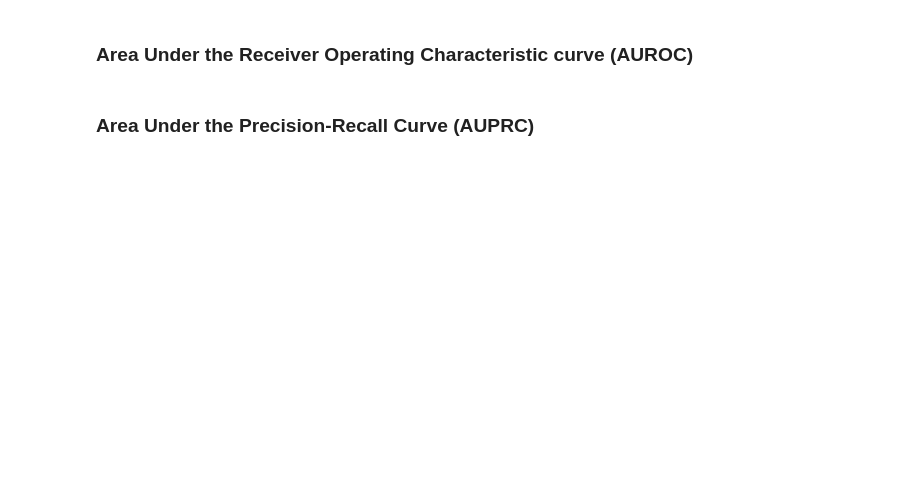
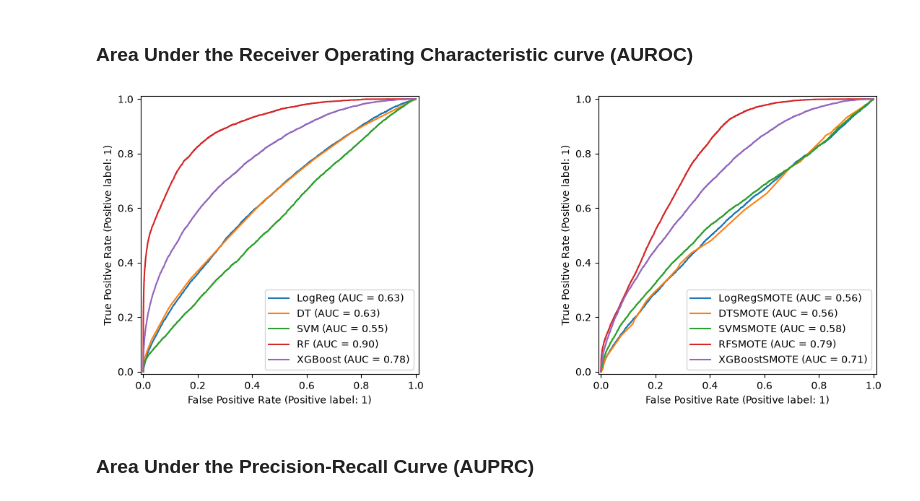
Before and after one commit to benly03/Hospital_readmission, a Jupyter notebook: Hospital_Readmission.ipynb, the cells around one changed output. Saved outputs shown, nothing was run; the diff lists cells and outputs as text; code cells hidden in the pictures; blank space fills up the shorter version.

Commit message:
Found best model, now do stratified analysis

```diff
--- a/Hospital_Readmission.ipynb
+++ b/Hospital_Readmission.ipynb
@@ -542,7 +417,8 @@ svm_params = {
 # %%
-readmitted_pred_SVM_SMOTE = svm.SVC(kernel='rbf', C=2, random_state=42)
+readmitted_pred_SVM_SMOTE = svm.SVC(kernel='rbf', random_state=42)
 readmitted_pred_SVM_SMOTE.fit(X_train_sm, y_train_sm)
 
 pred_train_SVM_SMOTE = readmitted_pred_SVM_SMOTE.predict(X_train)
 
 print(f"Training accuracy: {accuracy_score(y_train, pred_train_SVM_SMOTE)}")
+print(confusion_matrix(y_train, pred_train_SVM_SMOTE))
@@ -578,11 +429,10 @@ svm_params = {
 # %% [markdown]
 ### Random Forest Classifier
 # %%
-readmitted_pred_RF = RandomForestClassifier(n_estimators=100, max_depth=None, random_state=42)
+readmitted_pred_RF = RandomForestClassifier(n_estimators=100, max_depth=15, random_state=42)
 readmitted_pred_RF.fit(X_train, y_train)
 
 pred_train_RF = readmitted_pred_RF.predict(X_train)
-pred_val_RF = readmitted_pred_RF.predict(X_val)
 
 print(f"Training accuracy: {accuracy_score(y_train, pred_train_RF)}")
-print(f"Validation accuracy: {accuracy_score(y_val, pred_val_RF)}")
+print(confusion_matrix(y_train, pred_train_RF))
@@ -635,9 +443,8 @@ print("Confusion Matrix:", best_cm_sm)
 # %%
-readmitted_pred_RF_SMOTE = RandomForestClassifier(n_estimators=100, max_depth=None, random_state=42)
+readmitted_pred_RF_SMOTE = RandomForestClassifier(n_estimators=100, max_depth=15, random_state=42)
 readmitted_pred_RF_SMOTE.fit(X_train_sm, y_train_sm)
 
 pred_train_RF_SMOTE = readmitted_pred_RF_SMOTE.predict(X_train)
-pred_val_RF_SMOTE = readmitted_pred_RF_SMOTE.predict(X_val)
 
 print(f"Training accuracy: {accuracy_score(y_train, pred_train_RF_SMOTE)}")
-print(f"Validation accuracy: {accuracy_score(y_val, pred_val_RF_SMOTE)}")
+print(confusion_matrix(y_train, pred_train_RF_SMOTE))
@@ -730,11 +470,9 @@ print("Confusion Matrix:", best_cm)
 # %%
-readmitted_xgb = xgb.XGBClassifier(random_state=42, device="cuda")
+readmitted_xgb_sm = xgb.XGBClassifier(random_state=42, device="cuda")
 
-readmitted_xgb.fit(X_train_sm, y_train_sm, eval_set=[(X_test, y_test)], verbose=False)
+readmitted_xgb_sm.fit(X_train_sm, y_train_sm, eval_set=[(X_test, y_test)], verbose=False)
 
 pred_train_XGB_sm = readmitted_xgb.predict(X_train)
-pred_val_XGB_sm = readmitted_xgb.predict(X_val)
 
 print(f"Training accuracy: {accuracy_score(y_train, pred_train_XGB_sm)}")
-print(f"Validation accuracy: {accuracy_score(y_val, pred_val_XGB_sm)}")
-print("\nConfusion Matrix:\n", confusion_matrix(y_val, pred_val_XGB_sm))
+print(confusion_matrix(y_train, pred_train_XGB_sm))
@@ -827,19 +632,21 @@ print(classification_report(y_test, best_xgb_pred_sm))
 # %%
 #AUROC graphs
 fig, ax = plt.subplots(1,2, figsize = (15,5))
-RocCurveDisplay.from_estimator(readmitted_pred_LogR, X_val, y_val, ax=ax[0], name="LogReg")
-RocCurveDisplay.from_estimator(readmitted_pred_DT, X_val, y_val, ax=ax[0], name="DT")
-RocCurveDisplay.from_estimator(readmitted_pred_SVM, X_val, y_val, ax=ax[0], name="SVM")
-RocCurveDisplay.from_estimator(readmitted_pred_RF, X_val, y_val, ax=ax[0], name="RF")
-RocCurveDisplay.from_estimator(best_xgb_pred_sm, X_val, y_val, ax=ax[0], name="XGBoost")
+RocCurveDisplay.from_estimator(readmitted_pred_LogR, X_train, y_train, ax=ax[0], name="LogReg")
+RocCurveDisplay.from_estimator(readmitted_pred_DT, X_train, y_train, ax=ax[0], name="DT")
+RocCurveDisplay.from_estimator(readmitted_pred_SVM, X_train, y_train, ax=ax[0], name="SVM")
+RocCurveDisplay.from_estimator(readmitted_pred_RF, X_train, y_train, ax=ax[0], name="RF")
+RocCurveDisplay.from_estimator(readmitted_xgb, X_train, y_train, ax=ax[0], name="XGBoost")
 
-
-RocCurveDisplay.from_estimator(readmitted_pred_LogR_SMOTE, X_val, y_val, ax=ax[1], name="LogRegSMOTE")
-RocCurveDisplay.from_estimator(readmitted_pred_DT_SMOTE, X_val, y_val, ax=ax[1], name="DTSMOTE")
-RocCurveDisplay.from_estimator(readmitted_pred_SVM_SMOTE, X_val, y_val, ax=ax[1], name="SVMSMOTE")
-RocCurveDisplay.from_estimator(readmitted_pred_RF_SMOTE, X_val, y_val, ax=ax[1], name="RFSMOTE")
+RocCurveDisplay.from_estimator(readmitted_pred_LogR_SMOTE, X_train, y_train, ax=ax[1], name="LogRegSMOTE")
+RocCurveDisplay.from_estimator(readmitted_pred_DT_SMOTE, X_train, y_train, ax=ax[1], name="DTSMOTE")
+RocCurveDisplay.from_estimator(readmitted_pred_SVM_SMOTE, X_train, y_train, ax=ax[1], name="SVMSMOTE")
+RocCurveDisplay.from_estimator(readmitted_pred_RF_SMOTE, X_train, y_train, ax=ax[1], name="RFSMOTE")
+RocCurveDisplay.from_estimator(readmitted_xgb_sm, X_train, y_train, ax=ax[1], name="XGBoostSMOTE")
 
 plt.show()
+# %% [output]
+[figure, added]
 # %% [markdown]
 ### Area Under the Precision-Recall Curve (AUPRC)
 # %%
```
Also changed, not shown: parts of 39 cells of this notebook.
